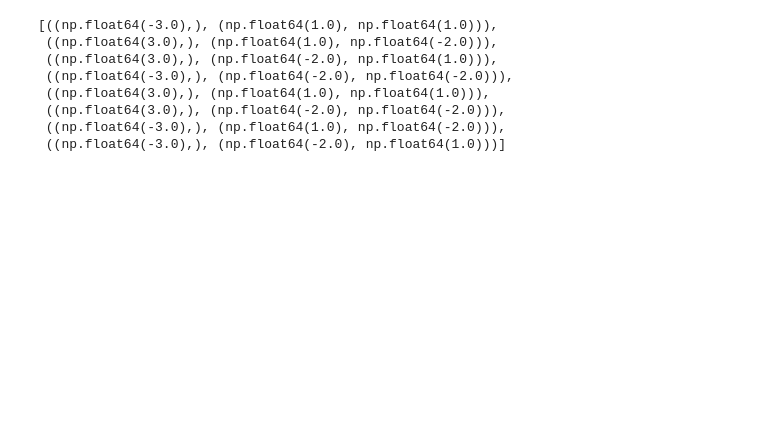
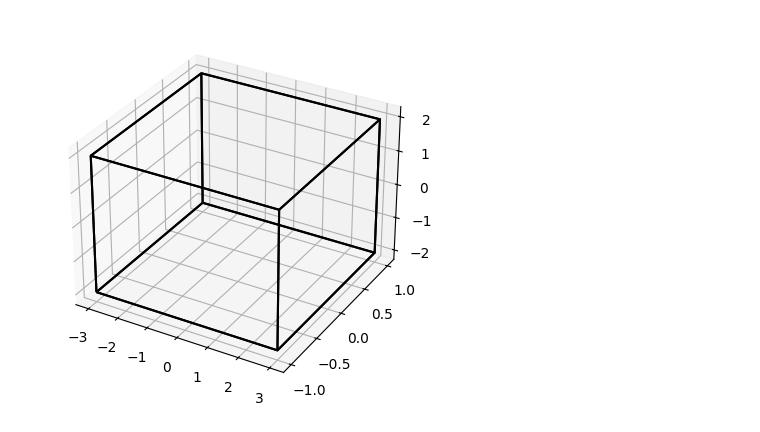
Before and after one commit to Falier0s/polypy-mpc, a Jupyter notebook: TestNotebook.ipynb, the cells around one changed output. Drawn from its saved outputs; the diff is of its cells as text; code cells hidden in the pictures; blank space fills up the shorter version.

Commit message:
Cartesian Product Added

```diff
--- a/TestNotebook.ipynb
+++ b/TestNotebook.ipynb
@@ -6,30 +5,29 @@ import itertools
+# %%
+from itertools import product
+def cartesian_product(*polytopes):
+    V_rep = [p.V for p in polytopes]
+    Combinations = []
+    for veritces in product(*V_rep):
+        Combinations.append(np.concatenate(veritces))
+    return Polytope(V=np.array(Combinations))
 # %%
 # Define the polytope using H-representation with 2D
 
 A2 = np.array([[1, 0], [0, 1], [-1, 0], [0, -1]])
-b2 = np.array([1, 1, 2, 2])
+b2 = np.array([1, 2, 1, 2])
 
 P_2D = Polytope(A=A2, b=b2)
 
 # Define the polytope using H-representation with 1D
 
 P_1D = Polytope(A=np.array([[1], [-1]]), b=np.array([3, 3]))
 
 # Define the polytope using H-representation with 3D as Chartesian product of 1D and 2D
 
-tmp = list(itertools.product(tuple(map(tuple, P_1D.V)), tuple(map(tuple, P_2D.V))))
-# cast it back to a numpy array
-tmp2 = set(tmp)
-list(tmp2)
+P = cartesian_product(P_1D, P_2D)
 
-#ax, _, _ = P_Hrep.plot()
-#plt.show()
+
+ax, _, _ = P.plot()
+plt.show()
 # %% [output]
-[((np.float64(-3.0),), (np.float64(1.0), np.float64(1.0))),
- ((np.float64(3.0),), (np.float64(1.0), np.float64(-2.0))),
- ((np.float64(3.0),), (np.float64(-2.0), np.float64(1.0))),
- ((np.float64(-3.0),), (np.float64(-2.0), np.float64(-2.0))),
- ((np.float64(3.0),), (np.float64(1.0), np.float64(1.0))),
- ((np.float64(3.0),), (np.float64(-2.0), np.float64(-2.0))),
- ((np.float64(-3.0),), (np.float64(1.0), np.float64(-2.0))),
- ((np.float64(-3.0),), (np.float64(-2.0), np.float64(1.0)))]
+[figure, added]
```
Also changed, not shown: parts of 1 cell of this notebook, 1 other file.
